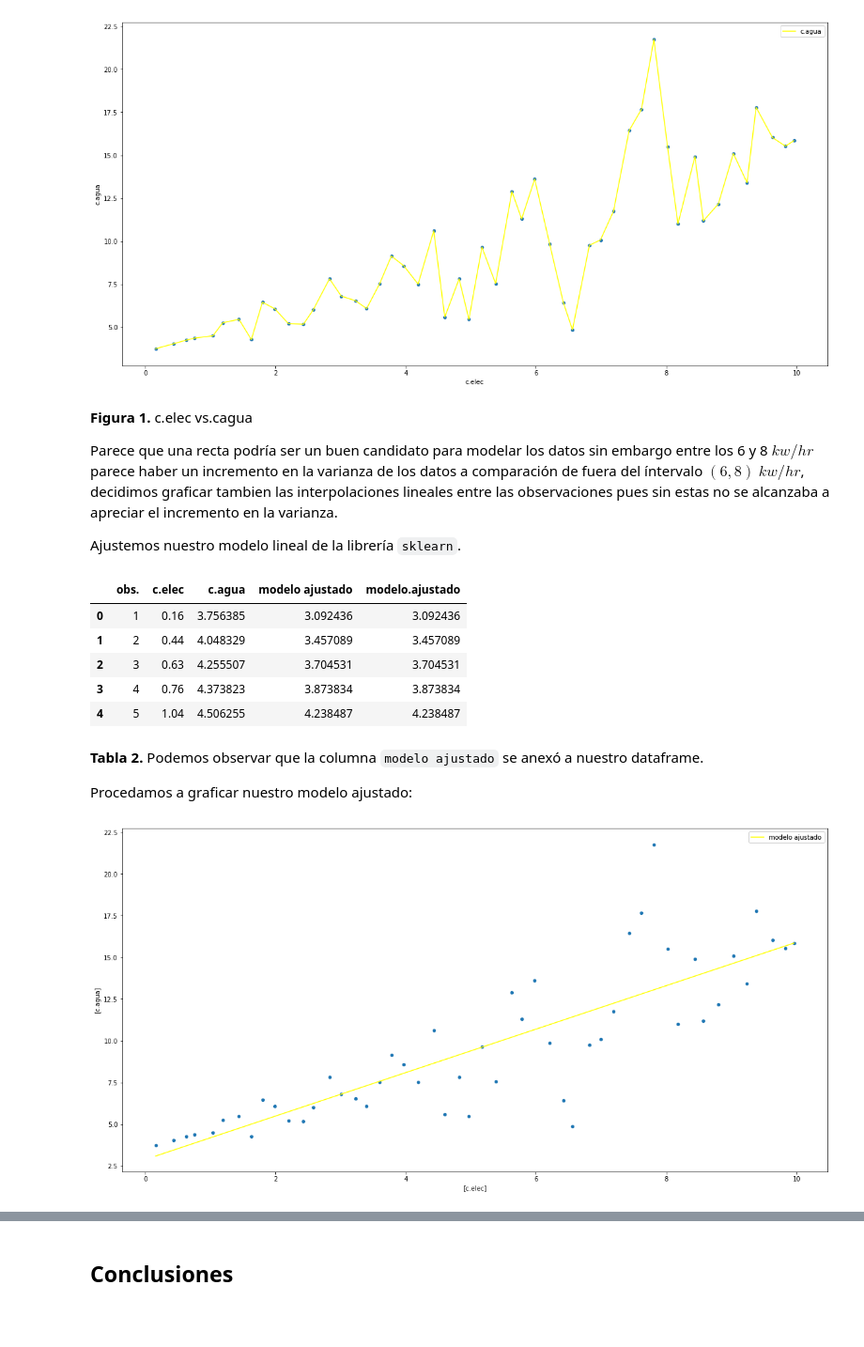
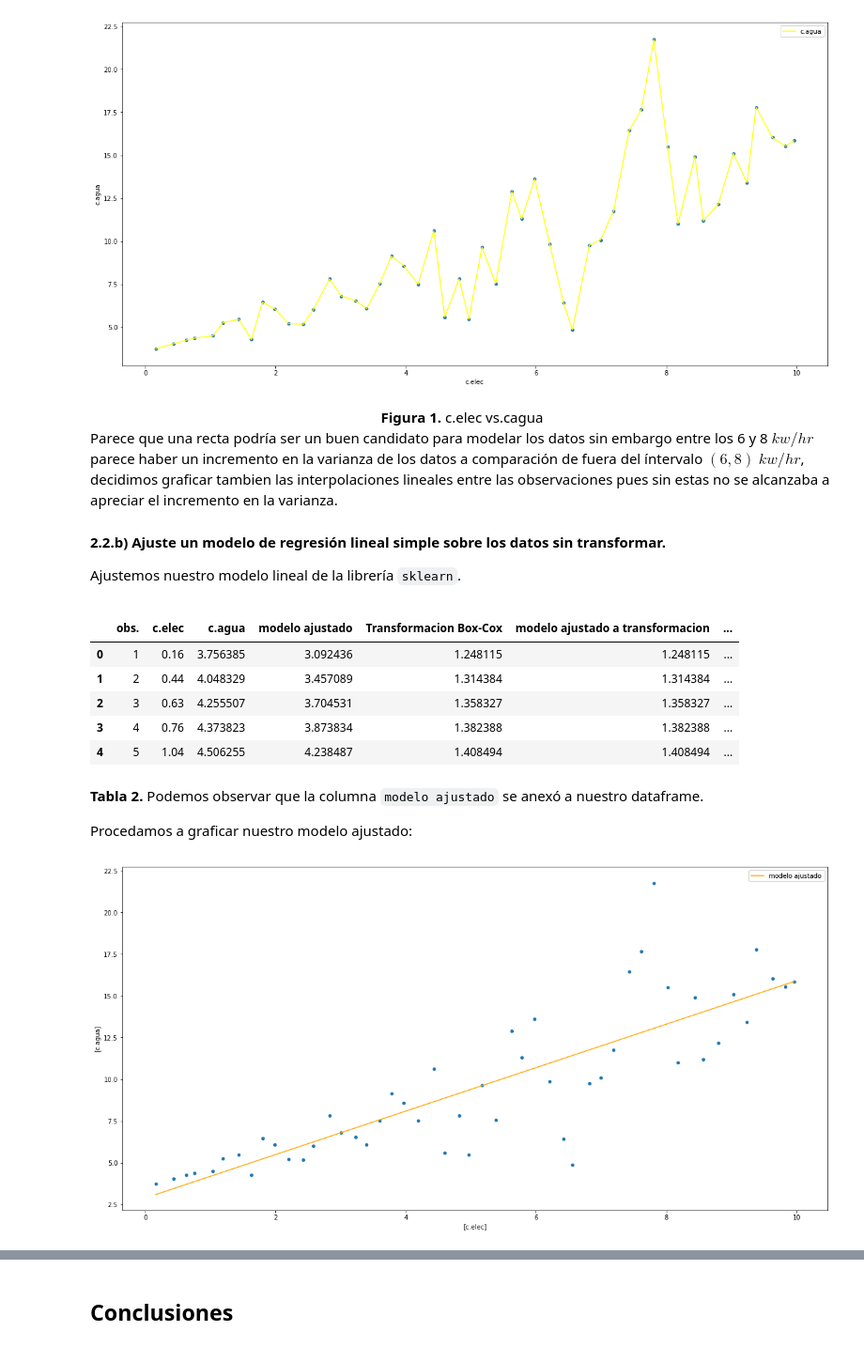
Before and after one commit to jeroaranda/aplicada2, a Jupyter notebook: control2.ipynb, the cells around one changed output, grey strips where cells are left out. Shown at 94% size. Drawn from its saved outputs; the diff is of its cells as text; code cells hidden in the pictures; blank space fills up the shorter version.

```diff
--- a/control2.ipynb
+++ b/control2.ipynb
@@ -42,10 +41,12 @@ ax=datos.plot.scatter(x='c.elec',y='c.agua',ax=ax)
 # %% [output]
 [figure]
 # %% [markdown]
-**Figura 1.** c.elec vs.cagua
-
+<center> <b>Figura 1.</b> c.elec vs.cagua </center>
+<p>
 Parece que una recta podría ser un buen candidato para modelar los datos sin embargo entre los 6 y 8 $kw/hr$ parece haber un incremento en la varianza de los datos a comparación de fuera del íntervalo $(6,8)$ $kw/hr$, decidimos graficar tambien las interpolaciones lineales entre las observaciones pues sin estas no se alcanzaba a apreciar el incremento en la varianza.
 
+#### 2.2.b) Ajuste un modelo de regresión lineal simple sobre los datos sin transformar.
+
 Ajustemos nuestro modelo lineal de la librería `sklearn`.
 # %%
 X=np.array(datos['c.elec'])
@@ -54,22 +55,22 @@ y=np.array(datos['c.agua'])
 lm = linear_model.LinearRegression()
 model = lm.fit(X,y)
 Y=model.predict(X)
-datos['modelo.ajustado']=Y
+datos['modelo ajustado']=Y
 datos.head()
 # %% [output]
-|  | obs. | c.elec | c.agua | modelo ajustado | modelo.ajustado |
-| 0 | 1 | 0.16 | 3.756385 | 3.092436 | 3.092436 |
-| 1 | 2 | 0.44 | 4.048329 | 3.457089 | 3.457089 |
-| 2 | 3 | 0.63 | 4.255507 | 3.704531 | 3.704531 |
-| 3 | 4 | 0.76 | 4.373823 | 3.873834 | 3.873834 |
-| 4 | 5 | 1.04 | 4.506255 | 4.238487 | 4.238487 |
+|  | obs. | c.elec | c.agua | modelo ajustado | Transformacion Box-Cox | modelo ajustado a transformacion | ... |
+| 0 | 1 | 0.16 | 3.756385 | 3.092436 | 1.248115 | 1.248115 | ... |
+| 1 | 2 | 0.44 | 4.048329 | 3.457089 | 1.314384 | 1.314384 | ... |
+| 2 | 3 | 0.63 | 4.255507 | 3.704531 | 1.358327 | 1.358327 | ... |
+| 3 | 4 | 0.76 | 4.373823 | 3.873834 | 1.382388 | 1.382388 | ... |
+| 4 | 5 | 1.04 | 4.506255 | 4.238487 | 1.408494 | 1.408494 | ... |
 # %% [markdown]
 **Tabla 2.** Podemos observar que la columna `modelo ajustado` se anexó a nuestro dataframe.
 
 Procedamos a graficar nuestro modelo ajustado:
 # %%
-ax=datos.plot(x='c.elec',y='modelo ajustado',color='yellow')
+ax=datos.plot(x='c.elec',y='modelo ajustado',color='orange')
 ax=datos.plot.scatter(x=['c.elec'],y=['c.agua'],ax=ax)
 # %% [output]
-[figure, old version]
+[figure, new version]
 # %% [markdown]
```
Also changed, not shown: parts of 31 cells of this notebook, 2 other files.
